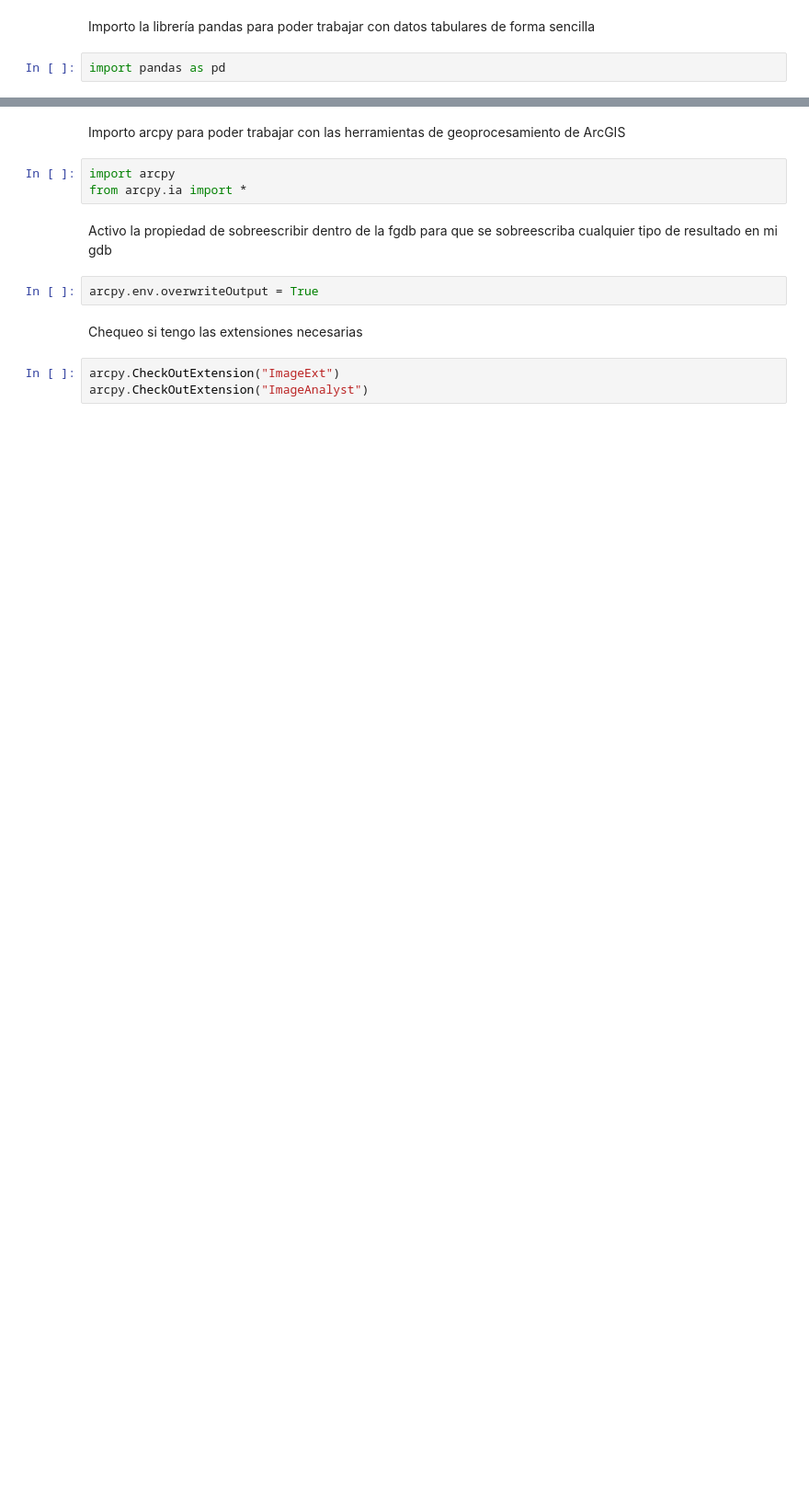
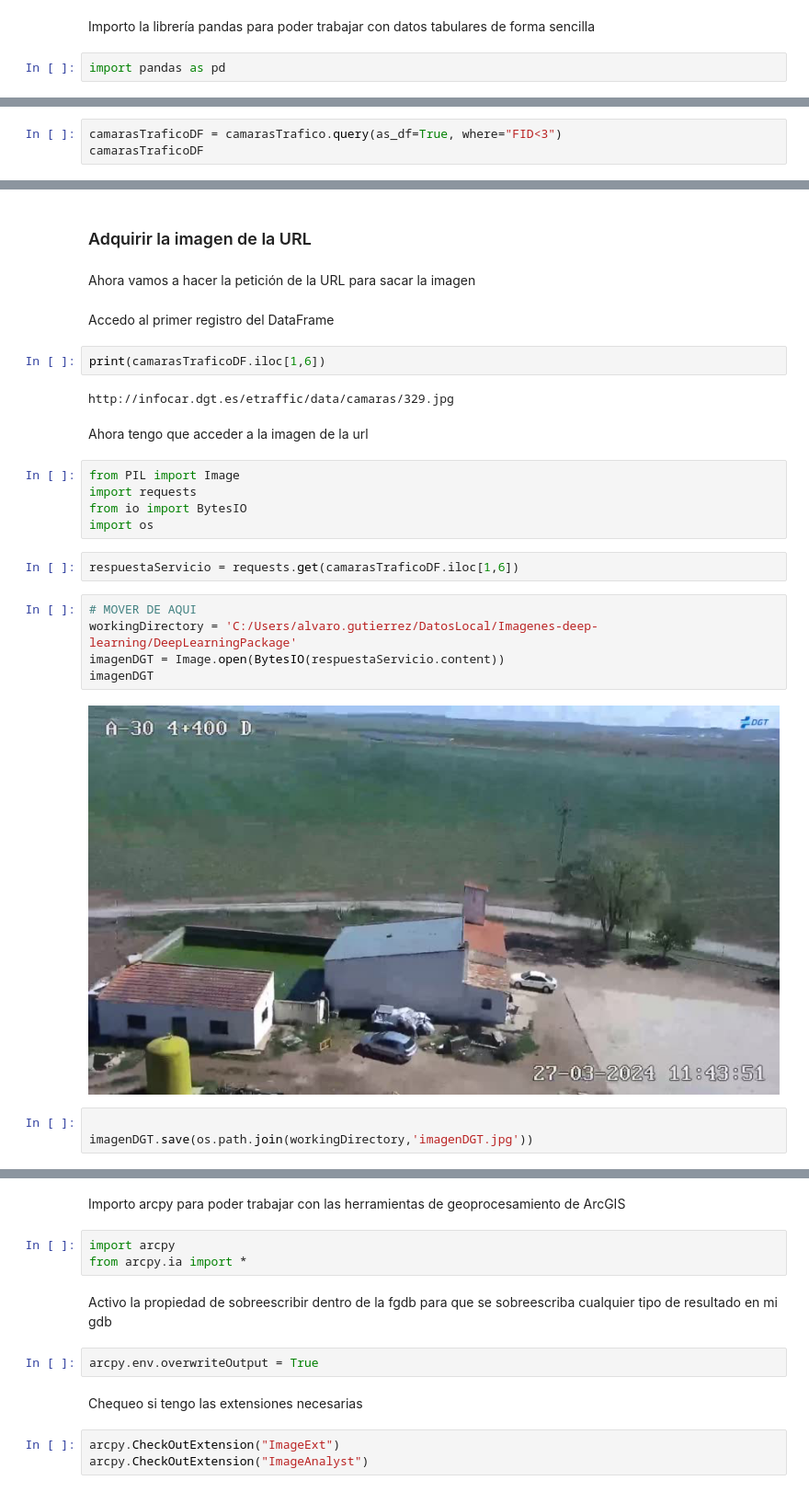
Before and after one commit to alvarogtrzcliment/Spatial-Analysis, a Jupyter notebook: deep-learning-prueba/automate-deep-learning.ipynb, the cells around one changed output, grey strips where cells are left out. Shown at 92% size. Cells and saved outputs as stored; diff of their text form; blank space fills up the shorter version.

Commit message:
Bucle con varias cámaras - Deep Learning

```diff
--- a/deep-learning-prueba/automate-deep-learning.ipynb
+++ b/deep-learning-prueba/automate-deep-learning.ipynb
@@ -21,0 +28,3 @@ import pandas as pd
+# %%
+camarasTraficoDF = camarasTrafico.query(as_df=True, where="FID<3")
+camarasTraficoDF
@@ -21,0 +35,29 @@ import pandas as pd
+# %% [markdown]
+### Adquirir la imagen de la URL
+# %% [markdown]
+Ahora vamos a hacer la petición de la URL para sacar la imagen
+# %% [markdown]
+Accedo al primer registro del DataFrame
+# %%
+print(camarasTraficoDF.iloc[1,6])
+# %% [output]
+http://infocar.dgt.es/etraffic/data/camaras/329.jpg
+# %% [markdown]
+Ahora tengo que acceder a la imagen de la url
+# %%
+from PIL import Image
+import requests
+from io import BytesIO
+import os
+# %%
+respuestaServicio = requests.get(camarasTraficoDF.iloc[1,6])
+# %%
+# MOVER DE AQUI
+workingDirectory = 'C:/Users/alvaro.gutierrez/DatosLocal/Imagenes-deep-learning/DeepLearningPackage'
+imagenDGT = Image.open(BytesIO(respuestaServicio.content))
+imagenDGT
+# %% [output]
+[figure, added]
+# %%
+
+imagenDGT.save(os.path.join(workingDirectory,'imagenDGT.jpg'))
```
Also changed, not shown: parts of 11 cells of this notebook.
